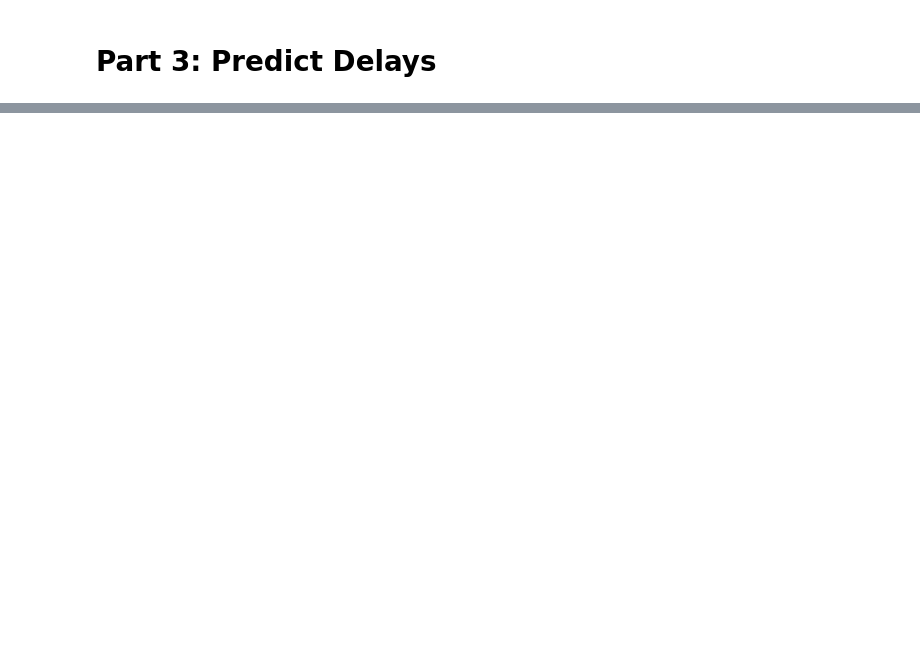
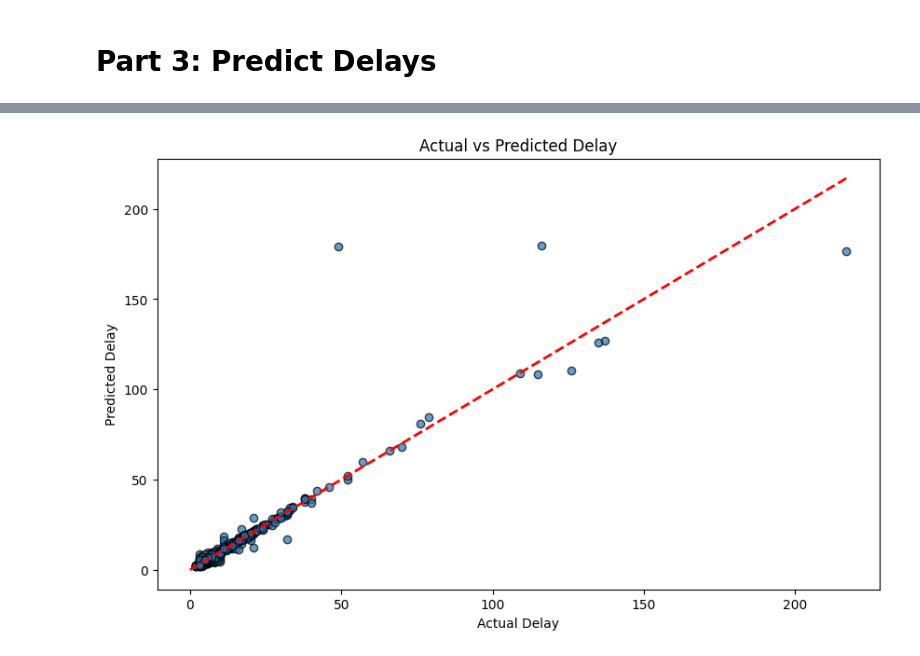
Before and after one commit to JYW5114/TTC_delay, a Jupyter notebook: subway_analysis.ipynb, the cells around one changed output, grey strips where cells are left out. Saved outputs shown, nothing was run; the diff lists cells and outputs as text; code cells hidden in the pictures; blank space fills up the shorter version.

```diff
--- a/subway_analysis.ipynb
+++ b/subway_analysis.ipynb
@@ -805,0 +927,11 @@ memory usage: 292.0+ bytes
+# %%
+# Plotting Actual vs Predicted
+plt.figure(figsize=(10, 6))
+plt.scatter(y1_test, y1_pred, alpha=0.7, edgecolors='k')
+plt.plot([0, max(y1_test)], [0, max(y1_test)], 'r--', lw=2)  # Line of perfect prediction
+plt.xlabel("Actual Delay")
+plt.ylabel("Predicted Delay")
+plt.title("Actual vs Predicted Delay")
+plt.show()
+# %% [output]
+[figure, added]
```
Also changed, not shown: parts of 11 cells of this notebook.
